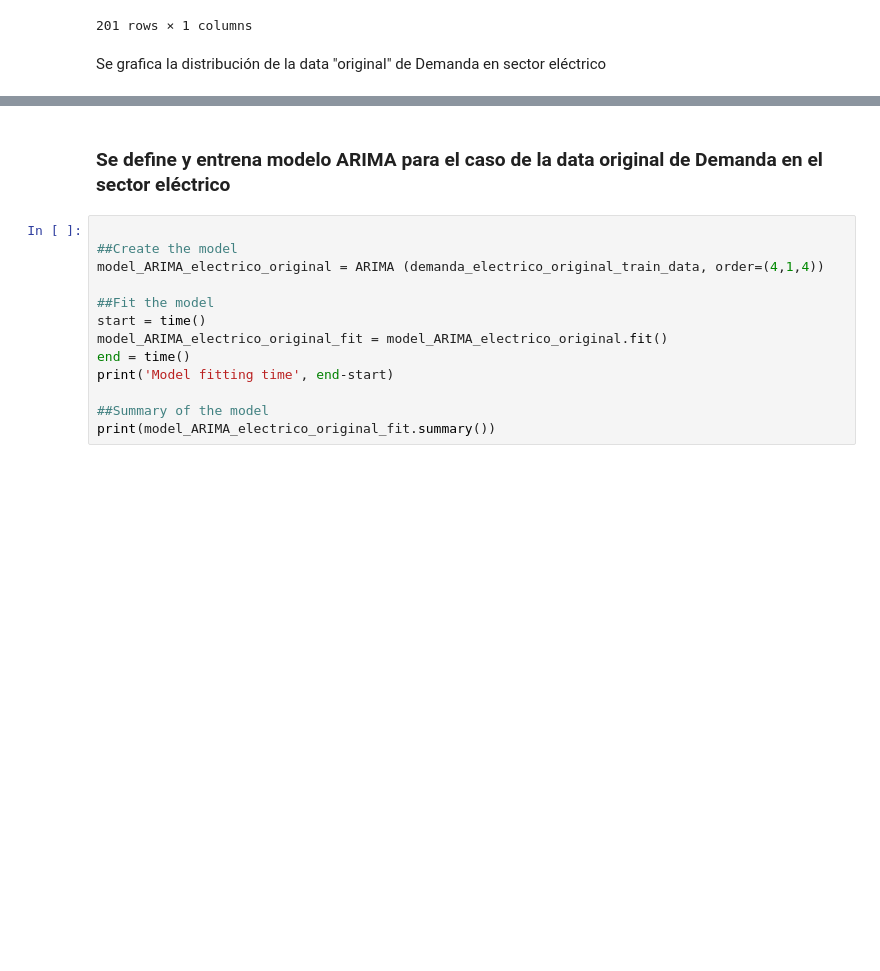
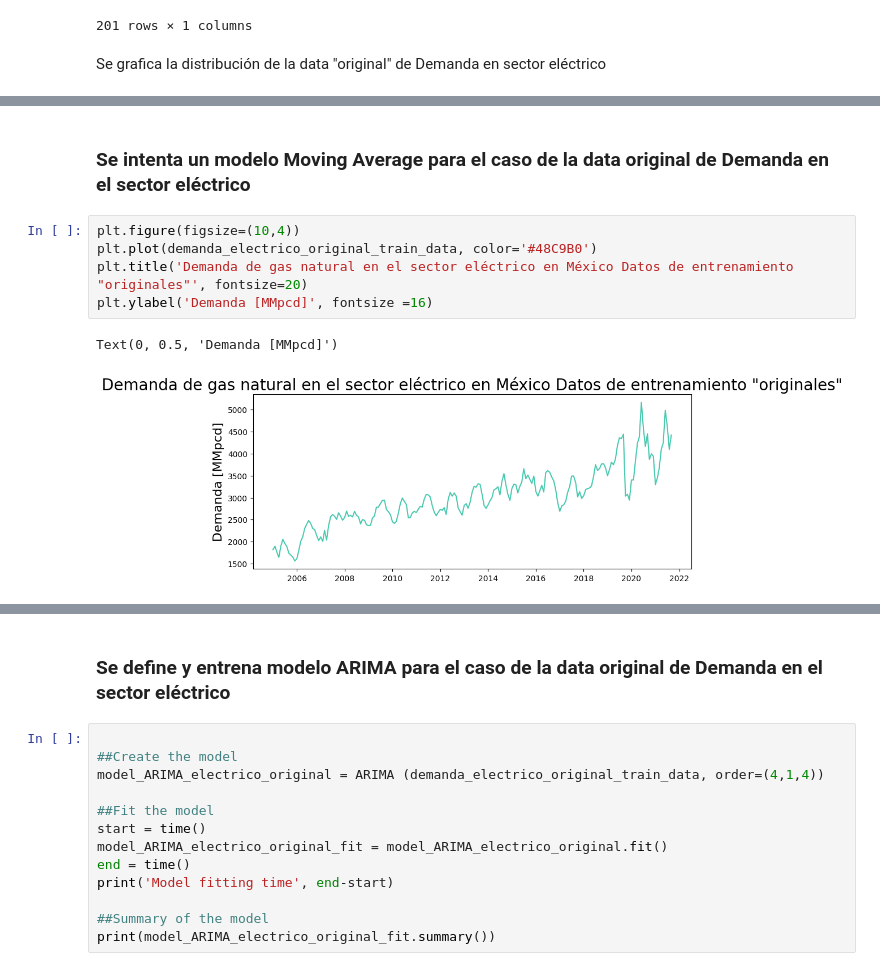
Before and after one commit to Sergio-Ibarra-1795/MIS_Tesis_GitHub, a Jupyter notebook: Demanda_electrico_ARIMA_full_v2.ipynb, the cells around one changed output, grey strips where cells are left out. Drawn from its saved outputs; the diff is of its cells as text; blank space fills up the shorter version.

```diff
--- a/Demanda_electrico_ARIMA_full_v2.ipynb
+++ b/Demanda_electrico_ARIMA_full_v2.ipynb
@@ -275,0 +276,10 @@ plt.show()
+# %% [markdown]
+### Se intenta un modelo Moving Average para el caso de la data original de Demanda en el sector eléctrico
+# %%
+plt.figure(figsize=(10,4))
+plt.plot(demanda_electrico_original_train_data, color='#48C9B0')
+plt.title('Demanda de gas natural en el sector eléctrico en México Datos de entrenamiento "originales"', fontsize=20)
+plt.ylabel('Demanda [MMpcd]', fontsize =16)
+# %% [output]
+Text(0, 0.5, 'Demanda [MMpcd]')
+[figure, added]
```
Also changed, not shown: parts of 19 cells of this notebook.
